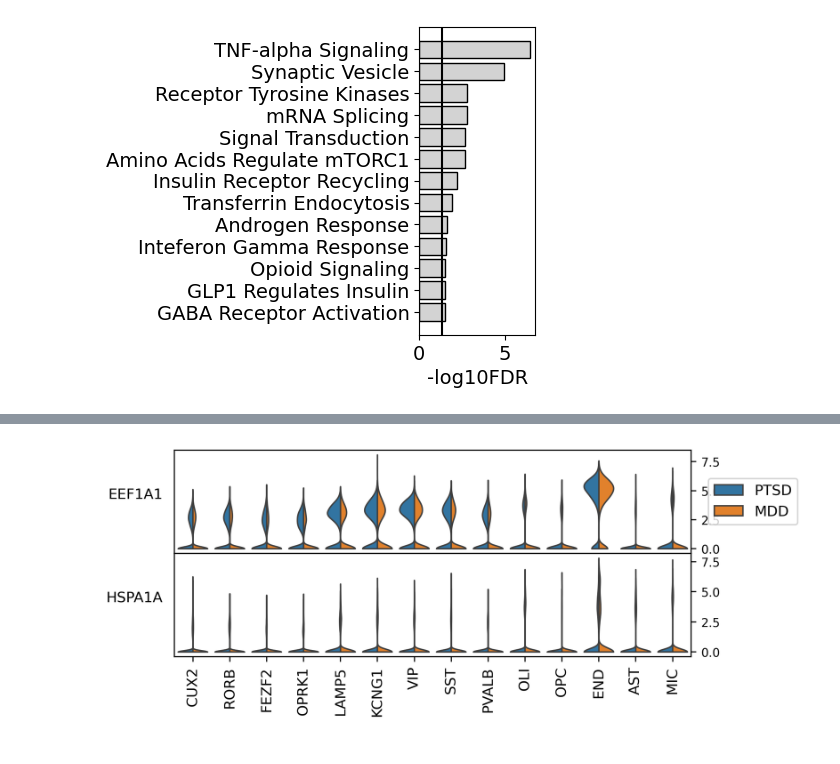
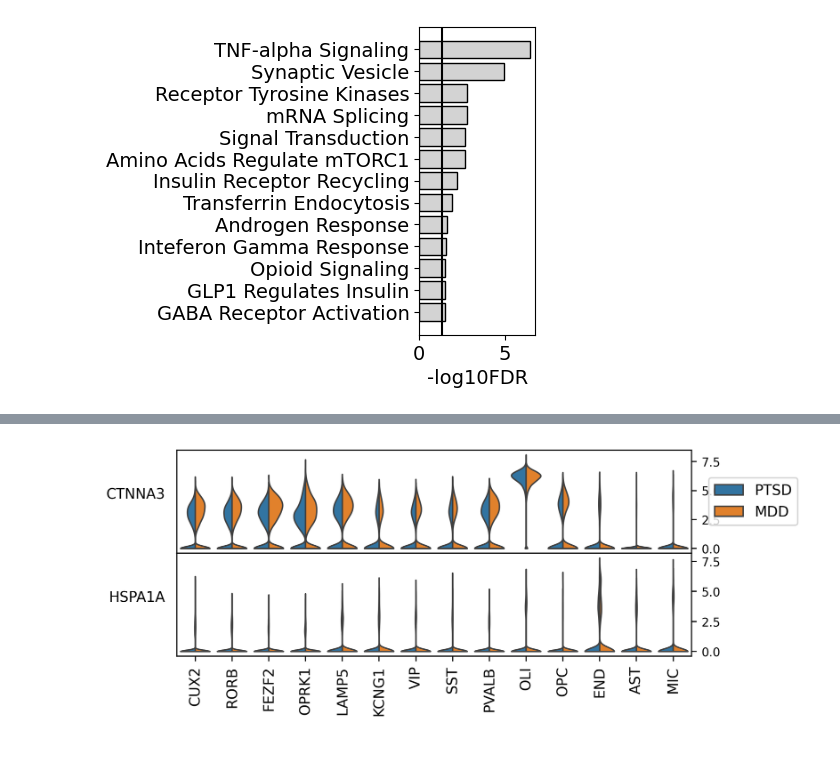
Before and after one commit to mjgirgenti/PTSDsnDLPFC, a Jupyter notebook: notebooks/fig2_RNA.ipynb, the cells around one changed output, grey strips where cells are left out. Saved outputs shown, nothing was run; the diff lists cells and outputs as text; code cells hidden in the pictures.

```diff
--- a/notebooks/fig2_RNA.ipynb
+++ b/notebooks/fig2_RNA.ipynb
@@ -479,8 +478,8 @@ ptsd_mdd = pg.read_input('/gpfs/gibbs/pi/gerstein/jz435/ShareZhangLab/PTSD/RNA/d
 # %%
 ptsd_mdd.obs.subclass = ptsd_mdd.obs.subclass.cat.reorder_categories(['CUX2','RORB','FEZF2','OPRK1','LAMP5','KCNG1','VIP','SST','PVALB','OLI','OPC','END','AST','MIC'])
 # %%
-pg.violin(ptsd_mdd,attrs=['EEF1A1','HSPA1A'],groupby='subclass',hue='Condition',panel_size=(5,1))
+pg.violin(ptsd_mdd,attrs=['CTNNA3','HSPA1A'],groupby='subclass',hue='Condition',panel_size=(5,1))
 plt.xlabel(' ')
 plt.savefig('/home/ah2428/palmer_scratch/figs/fig2/violin.pdf',bbox_inches='tight',dpi=300)
 # %% [output]
-[figure, old version]
+[figure, new version]
```
Also changed, not shown: parts of 3 cells of this notebook, 2 other files.
